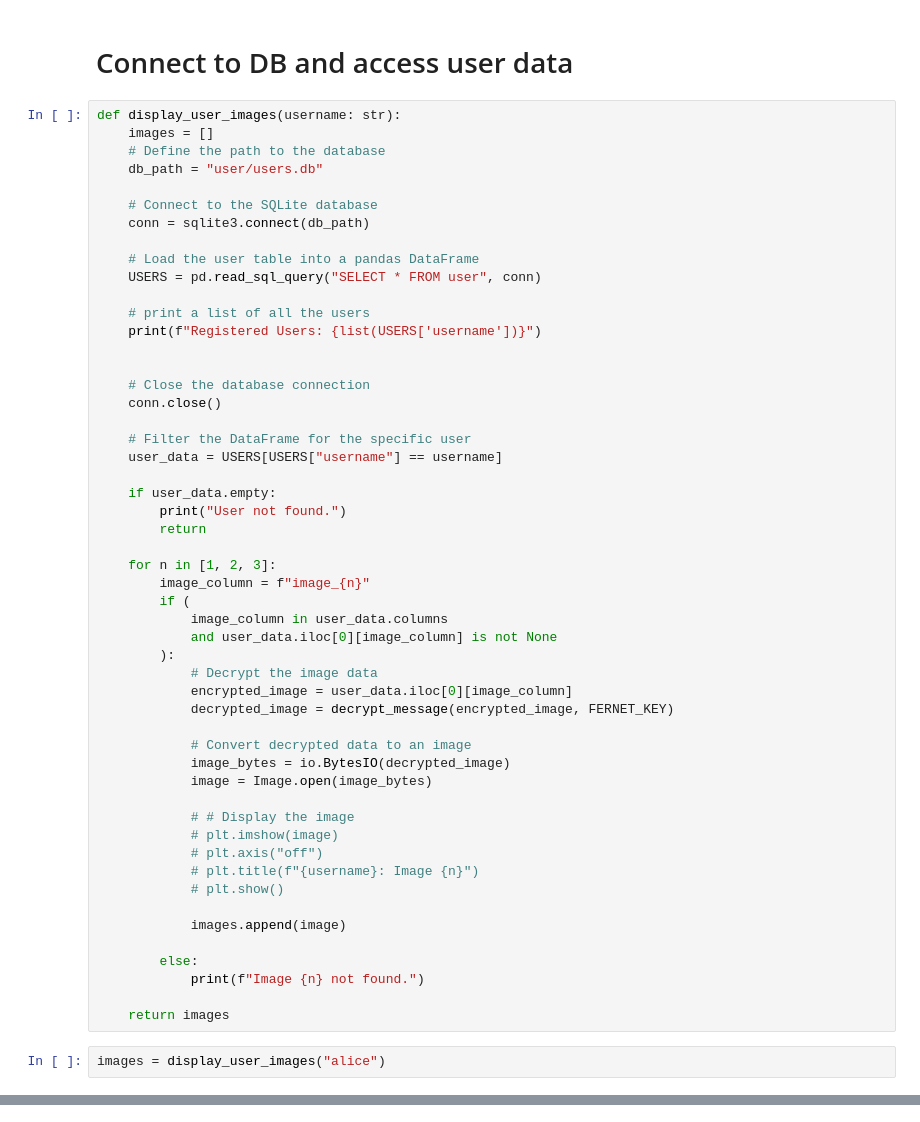
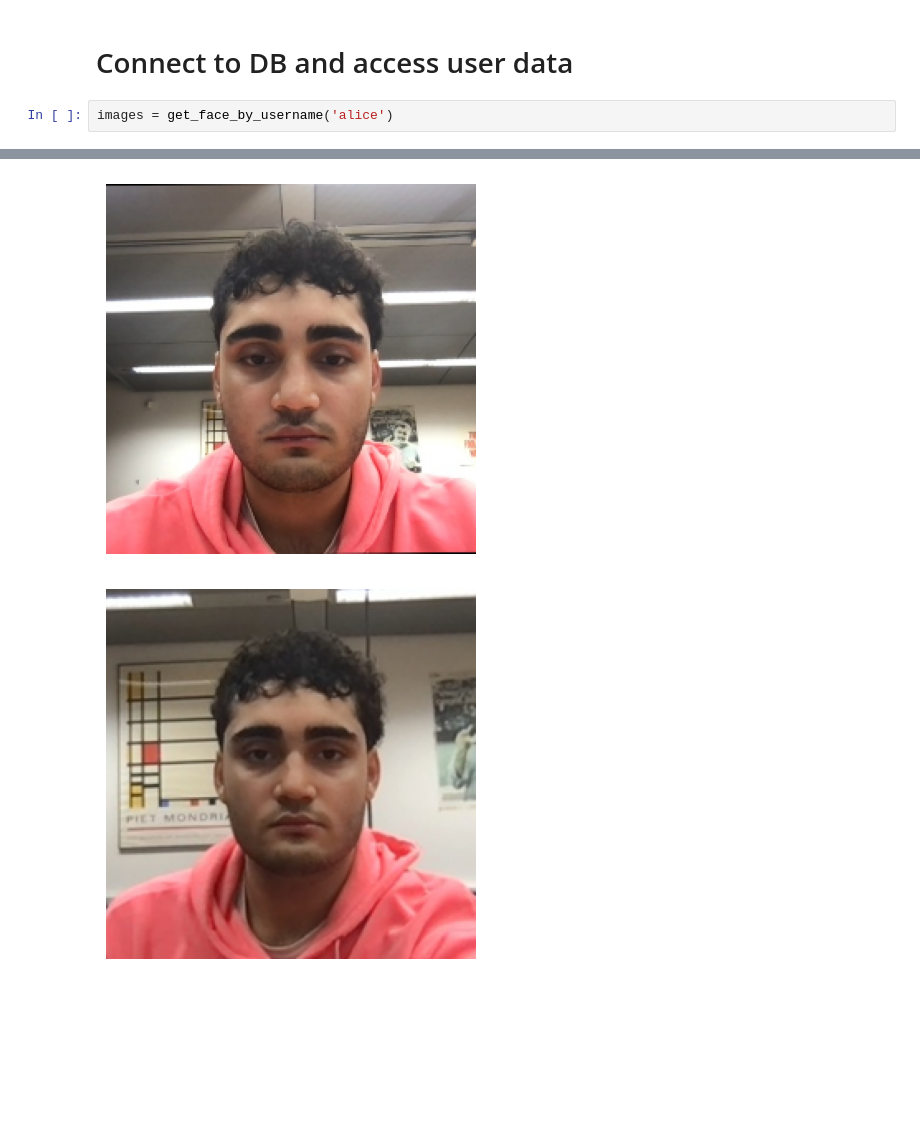
Before and after one commit to ak2k2/ECE-455-Cyber-Security, a Jupyter notebook: final-project/db_interface.ipynb, the cells around one changed output, grey strips where cells are left out. Cells and saved outputs as stored; diff of their text form; blank space fills up the shorter version.

```diff
--- a/final-project/db_interface.ipynb
+++ b/final-project/db_interface.ipynb
@@ -21,58 +13,6 @@ b'AeEezCBvjvadGYhXBpcTB7m5lgvuSt2qZRDoayLeCcw='
 # %% [markdown]
 # Connect to DB and access user data
-# %%
-def display_user_images(username: str):
-    images = []
-    # Define the path to the database
-    db_path = "user/users.db"
-
-    # Connect to the SQLite database
-    conn = sqlite3.connect(db_path)
-
-    # Load the user table into a pandas DataFrame
-    USERS = pd.read_sql_query("SELECT * FROM user", conn)
-
-    # print a list of all the users
-    print(f"Registered Users: {list(USERS['username'])}")
-
-
-    # Close the database connection
-    conn.close()
-
-    # Filter the DataFrame for the specific user
-    user_data = USERS[USERS["username"] == username]
-
-    if user_data.empty:
-        print("User not found.")
-        return
-
-    for n in [1, 2, 3]:
-        image_column = f"image_{n}"
-        if (
-            image_column in user_data.columns
-            and user_data.iloc[0][image_column] is not None
-        ):
-            # Decrypt the image data
-            encrypted_image = user_data.iloc[0][image_column]
-            decrypted_image = decrypt_message(encrypted_image, FERNET_KEY)
-
-            # Convert decrypted data to an image
-            image_bytes = io.BytesIO(decrypted_image)
-            image = Image.open(image_bytes)
-
-            # # Display the image
-            # plt.imshow(image)
-            # plt.axis("off")
-            # plt.title(f"{username}: Image {n}")
-            # plt.show()
-
-            images.append(image)
-
-        else:
-            print(f"Image {n} not found.")
-
-    return images
 # %%
-images = display_user_images("alice")
+images = get_face_by_username('alice')
 # %% [output]
 Registered Users: ['armaan', 'bob', 'alice']
@@ -78,0 +35,2 @@ Registered Users: ['armaan', 'bob', 'alice']
+[figure, added]
+[figure, added]
```
Also changed, not shown: parts of 10 cells of this notebook, 8 other files.
